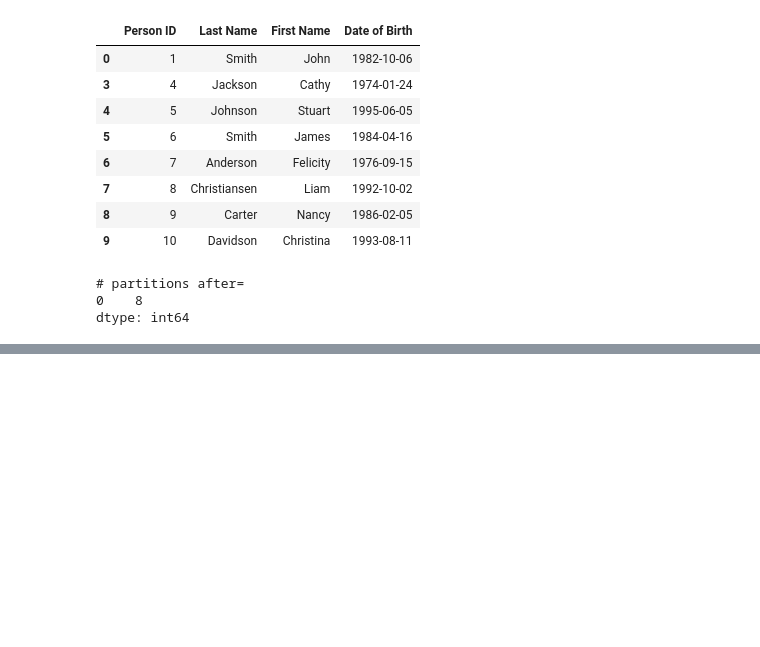
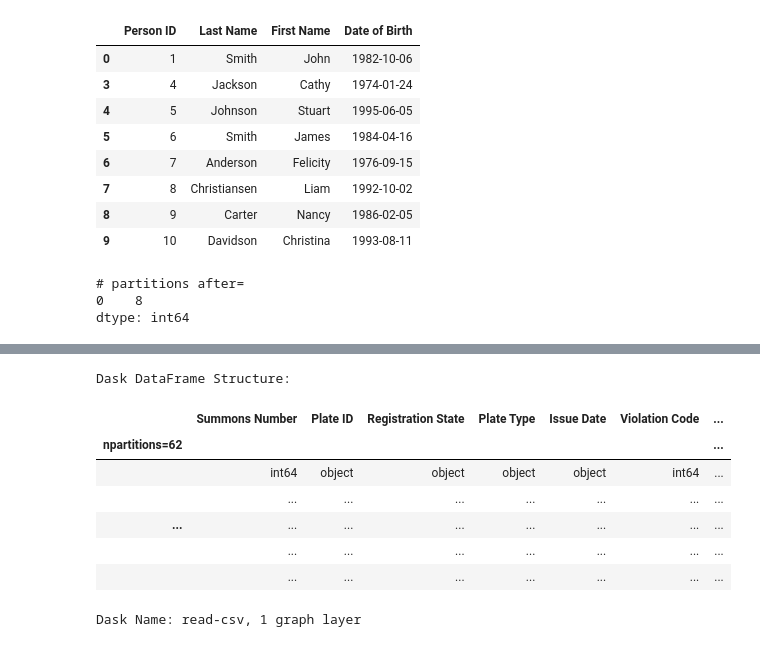
Before and after one commit to gpsaggese/umd_data605, a Jupyter notebook: projects/tutorial_dask/Dask_tutorial.ipynb, the cells around one changed output, grey strips where cells are left out. Drawn from its saved outputs; the diff is of its cells as text; code cells hidden in the pictures; blank space fills up the shorter version.

```diff
--- a/projects/tutorial_dask/Dask_tutorial.ipynb
+++ b/projects/tutorial_dask/Dask_tutorial.ipynb
@@ -316,0 +328,30 @@ dtype: int64
+# %%
+import dask.dataframe as dd
+from dask.diagnostics import ProgressBar
+
+data_types = {
+    "House Number": 'object',
+    "Time First Observed": 'object',
+}
+
+fy14 = dd.read_csv(
+    'Parking_Violations_Issued_-_Fiscal_Year_2014__August_2013___June_2014_.csv',
+    dtype=data_types,
+)
+fy15 = dd.read_csv('Parking_Violations_Issued_-_Fiscal_Year_2015.csv',
+                  dtype=data_types)
+fy16 = dd.read_csv('Parking_Violations_Issued_-_Fiscal_Year_2016.csv',
+                  dtype=data_types)
+fy17 = dd.read_csv('Parking_Violations_Issued_-_Fiscal_Year_2017.csv',
+                  dtype=data_types)
+fy17
+# %% [output]
+Dask DataFrame Structure:
+|  | Summons Number | Plate ID | Registration State | Plate Type | Issue Date | Violation Code | ... |
+| npartitions=62 |  |  |  |  |  |  | ... |
+|  | int64 | object | object | object | object | int64 | ... |
+|  | ... | ... | ... | ... | ... | ... | ... |
+| ... | ... | ... | ... | ... | ... | ... | ... |
+|  | ... | ... | ... | ... | ... | ... | ... |
+|  | ... | ... | ... | ... | ... | ... | ... |
+Dask Name: read-csv, 1 graph layer
```
Also changed, not shown: parts of 27 cells of this notebook, 1 other file.
